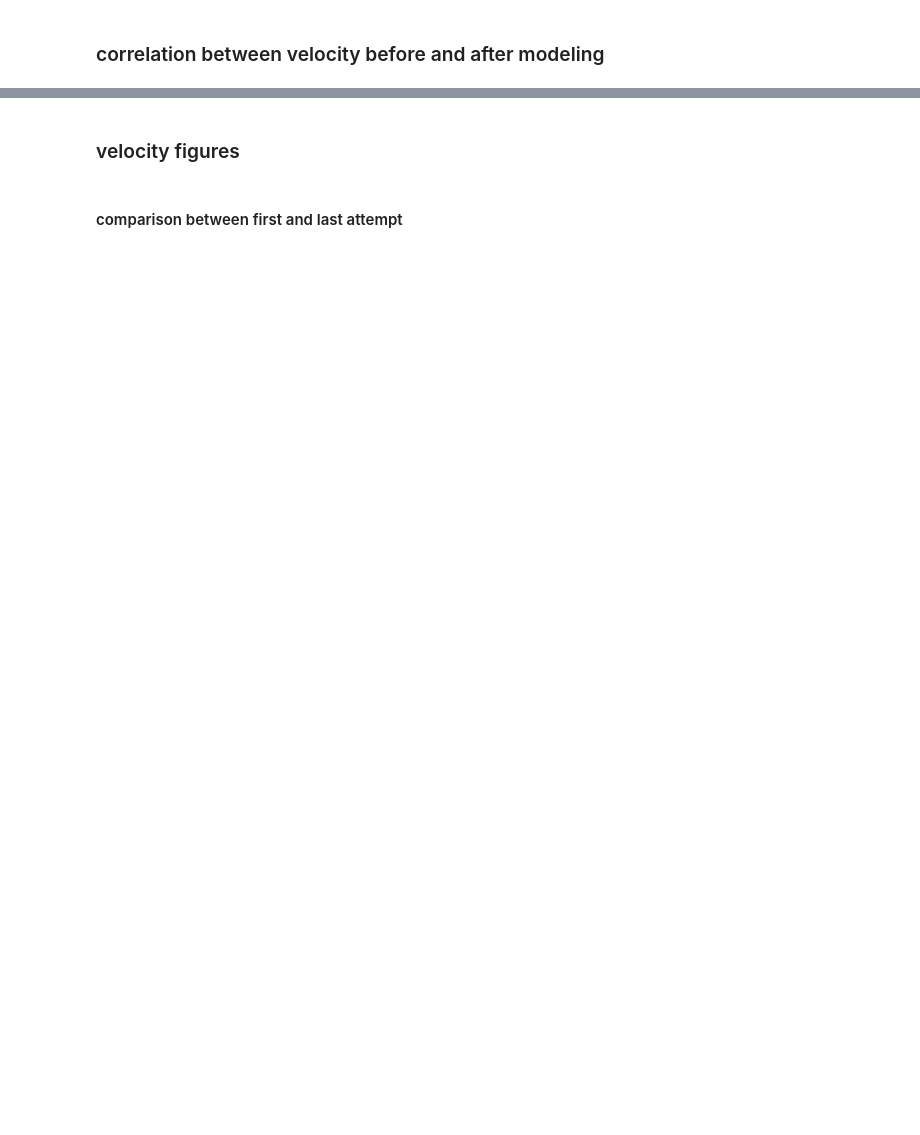
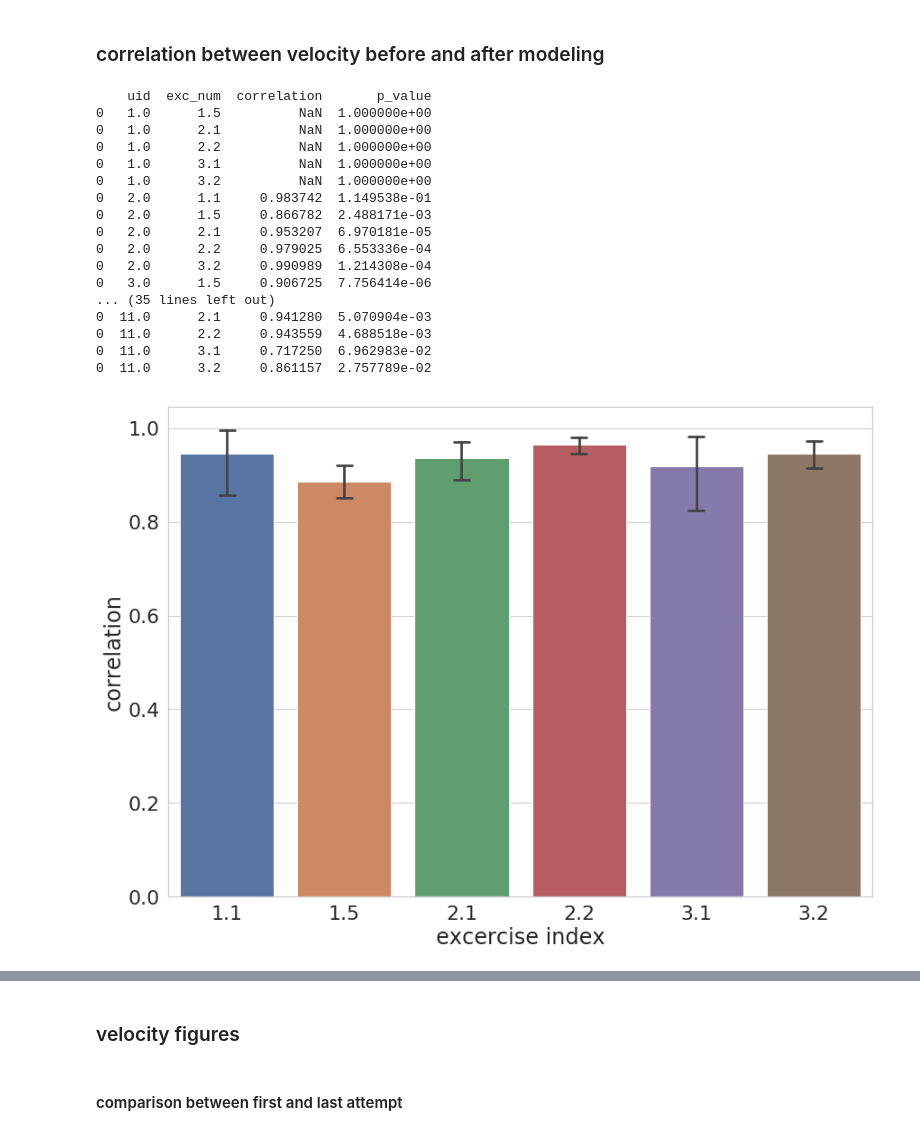
Before and after one commit to wangziling100/Heika, a Jupyter notebook: script/parameter_estimation_3_2.ipynb, the cells around one changed output, grey strips where cells are left out. Saved outputs shown, nothing was run; the diff lists cells and outputs as text; code cells hidden in the pictures; blank space fills up the shorter version.

```diff
--- a/script/parameter_estimation_3_2.ipynb
+++ b/script/parameter_estimation_3_2.ipynb
@@ -1122,17 +1200,33 @@ cl: [1.0, 0.88888888888888884, 0.77777777777777779, 0.66666666666666674, 0.55555
 # %% [markdown]
 ## training
 # %%
-# cl = [1.359, 1.1, 0.919, 0.782, 0.62, 0.418, 0.388, 0.075, -0.054, -0.056,
+## cl = [1.359, 1.1, 0.919, 0.782, 0.62, 0.418, 0.388, 0.075, -0.054, -0.056,
 #           -0.059, -0.103, -0.156, -0.394, -0.415,
 #           -0.478, -1.377, -1.471, -1.989]
 
+
+
 try:
-    parameters = pickle.load(open('../data/irt_parameters.p', 'rb'))
+    parameters = pickle.load(open('../data/irt_curr_parameters.p', 'rb'))
     uid_p, exc_p = parameters
+#     selected_diff = [13, 14, 15, 16, 17, 18]
+    non_selected_diff = [13, 14, 15, 16, 17, 18]
+    exc_p = select_data(exc_p, non_selected_diff=non_selected_diff)
+    print(exc_p)
+    uid_p = select_data(uid_p, selected_excs=selected_excs, non_selected_excs=non_selected_excs,
+                    non_selected_uid=test_uid)
+    print(uid_p)
+    print(exc_p)
     if with_gamma and 'gamma' not in exc_p:
         exc_p['gamma'] = 1
     if with_m and 'm' not in exc_p:
         exc_p['m'] = 1
+#     exc_p.loc[exc_p.difficulty==1, 'alpha'] = 0.00001
+#     exc_p.loc[exc_p.difficulty==4, 'alpha'] = 0.00001
+#     print(len(exc_p))
+#     assert len(exc_p)==9, 'difficulty 9 is already in exc_p'
+#     tmp = pd.DataFrame(np.array([9, 0.5, 1, 0.5]).reshape(1, -1), columns=['difficulty', 'alpha', 'b', 'm'])
+#     exc_p = pd.concat([exc_p, tmp])
     parameters = [uid_p, exc_p]
 
 except:
@@ -1142,7 +1236,7 @@ except:
 
 
 pre_mean_loss = 100000
-learning_rate = 0.00001
+learning_rate = 0.0005
 control_factor = 1
 best =10000
 cnt = 1.0
@@ -1152,14 +1246,18 @@ history_theta = []
 history_theta_list = [history_theta]
 history_alpha_b = [history_alpha, history_b]
 mean_loss = 1000
+zoomer = {}
+zoomer['alpha'] = 10**0
+zoomer['b'] = 1
+zoomer['m'] = 10**0
 
 for i in xrange(1000):
 
-    g_alpha_b = calc_gradient_exc(expected_performance, parameters, cl, zoom_factor=1,
+    g_alpha_b = calc_gradient_exc(expected_performance, parameters, cl, start=min_grade, zoom_factor=zoomer,
                                   regular_term=False, verbose=False)
 #     print('here')
 #     print(g_alpha_b)
-    g_theta = calc_gradient_user(expected_performance, parameters, cl, zoom_factor=100000,
+    g_theta = calc_gradient_user(expected_performance, parameters, cl, start=min_grade, zoom_factor=10**3,
                                  regular_term=False, verbose=False)
     if 'gamma' in g_alpha_b.columns:
         g_con_theta = constraint_theta(all_data, parameters, cl, item_by=['difficulty'],
@@ -1180,7 +1278,7 @@ for i in xrange(1000):
 #     kwargs = {"gamma": 0.9, "eta": learning_rate}
 #     print(g_alpha_b)
     kwargs = {"mean_sqr_err": mean_loss, 'err_thres':2, 'grad_thres':10**-8,
-              "eta": learning_rate, 'max_step':control_factor*0.0001}
+              "eta": learning_rate, 'max_step':control_factor*0.1}
     if 'gamma' in g_alpha_b.columns:
         delta_alpha_b, history_alpha_b = learning_rate_optimizer(gradient=g_alpha_b, history=history_alpha_b,
                                                  cols=['alpha', 'b', 'gamma'],
@@ -1194,7 +1292,7 @@ for i in xrange(1000):
                                                  cols=['alpha', 'b'],
                                                  how=None, **kwargs)
     kwargs = {"mean_sqr_err": mean_loss, 'err_thres':2, 'grad_thres':10**-8, "eta":
-              learning_rate, 'max_step':control_factor*0.01}
+              learning_rate, 'max_step':control_factor*0.1}
     delta_theta, history_theta_list = learning_rate_optimizer(gradient=g_theta, history=history_theta_list,
                                              cols=['theta'],
                                              how=None, **kwargs)
@@ -1207,13 +1305,13 @@ for i in xrange(1000):
 
     parameters = update2(parameters, delta_theta,  delta_alpha_b)
     if i%100 ==1:
-        s_loss, mean_loss = sum_loss(expected_performance, parameters, cl, verbose=False)
+        s_loss, mean_loss = sum_loss(expected_performance, parameters, cl, start=min_grade, verbose=False)
         diff = pre_mean_loss - mean_loss
 #         if diff<0.01 and diff>0:
 #             cnt*=1.1
 #         elif diff<0:
 #             cnt*=0.7
-
+        pickle.dump(parameters, open('../data/irt_curr_parameters.p', 'wb'))
         if mean_loss<best:
             pickle.dump(parameters, open('../data/irt_parameters.p', 'wb'))
             best = mean_loss
@@ -1347,33 +1516,59 @@ ax.set(xlabel='participant index')
 ### correlation between velocity before and after modeling
 # %%
 tmp = raw_data.merge(uid_p, on=['uid', 'day', 'exc_num', 'exc_times'], how='left')
+tmp = select_data(tmp, non_selected_excs=non_selected_excs)
 df_tmp = pd.DataFrame()
 
 for index, group in tmp.groupby(['uid', 'exc_num']):
+    uid, exc = index
+
     correlation = pearsonr(group['performance'], group['theta'])
+    if exc == 1.1:
+        if np.isnan(correlation[0]):
+            correlation = (1, 1)
     if len(group)<3:
         continue
 #     print(correlation)
     tmp2 = pd.DataFrame(np.array(list(index)+list(correlation)).reshape(1,-1),
                         columns=['uid','exc_num', 'correlation', 'p_value'])
     df_tmp = pd.concat([df_tmp, tmp2])
 #     print(index)
 #     print(len(group))
 #     print(correlation)
 
+print(df_tmp)
 f, ax= plt.subplots(figsize = (14, 10))
 
 ax = sns.barplot(x="exc_num", y="correlation", capsize=.13, data=df_tmp)
 # ax.set_title('Average correlation over all participant')
 ax.set(ylabel='correlation')
 ax.set(xlabel='excercise index')
 f.savefig('../data/figure/all/'+test_file_name+'_correlation_before_after_modeling.png')
 
 
 f, ax= plt.subplots(figsize = (14, 10))
 
 ax = sns.barplot(x="exc_num", y="correlation", capsize=.13, data=df_tmp)
 ax.set_title('Average correlation over all participant')
 ax.set(ylabel='correlation')
 ax.set(xlabel='excercise index')
 f.savefig('../data/figure/all/'+test_file_name+'_correlation_before_after_modeling_with_title.png')
+# %% [output]
+    uid  exc_num  correlation       p_value
+0   1.0      1.5          NaN  1.000000e+00
+0   1.0      2.1          NaN  1.000000e+00
+0   1.0      2.2          NaN  1.000000e+00
+0   1.0      3.1          NaN  1.000000e+00
+0   1.0      3.2          NaN  1.000000e+00
+0   2.0      1.1     0.983742  1.149538e-01
+0   2.0      1.5     0.866782  2.488171e-03
+0   2.0      2.1     0.953207  6.970181e-05
+0   2.0      2.2     0.979025  6.553336e-04
+0   2.0      3.2     0.990989  1.214308e-04
+0   3.0      1.5     0.906725  7.756414e-06
+... (35 lines left out)
+0  11.0      2.1     0.941280  5.070904e-03
+0  11.0      2.2     0.943559  4.688518e-03
+0  11.0      3.1     0.717250  6.962983e-02
+0  11.0      3.2     0.861157  2.757789e-02
+[figure, added]
```
Also changed, not shown: parts of 37 cells of this notebook, 2 other files.
